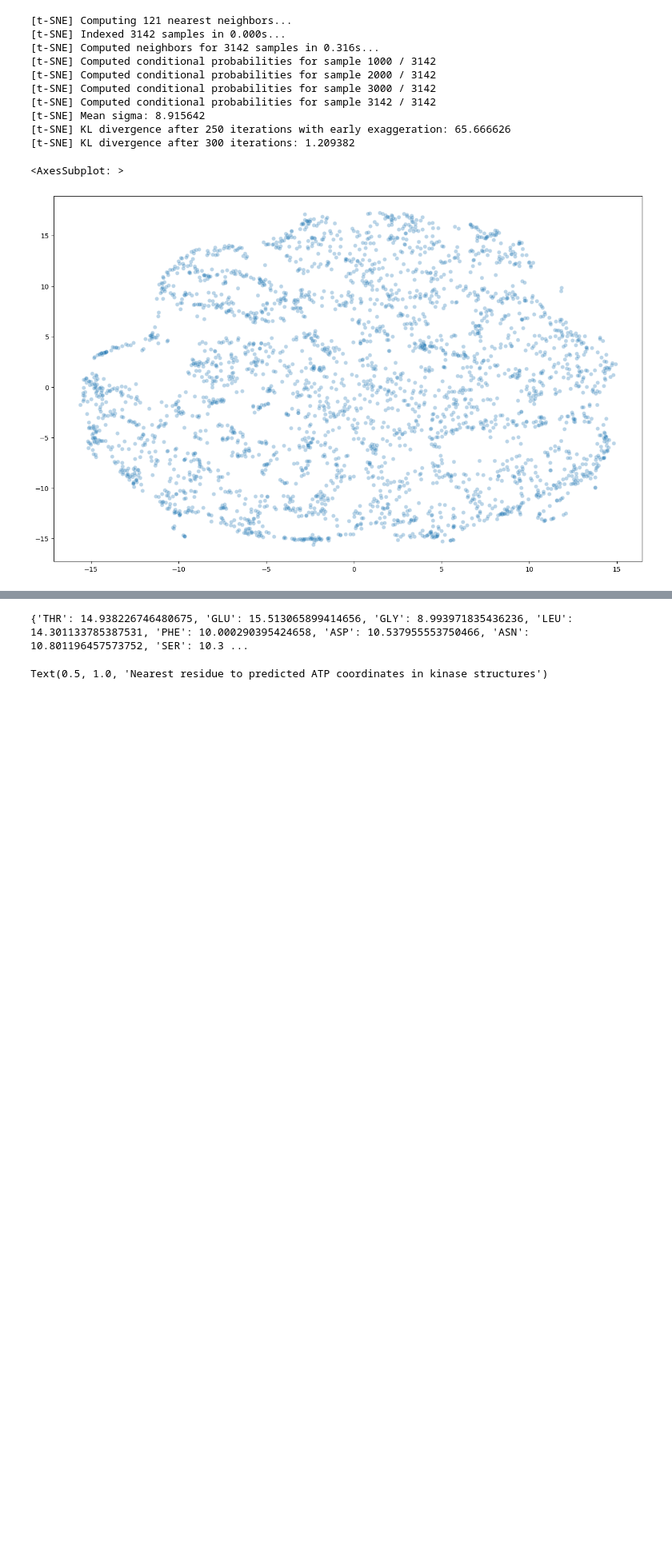
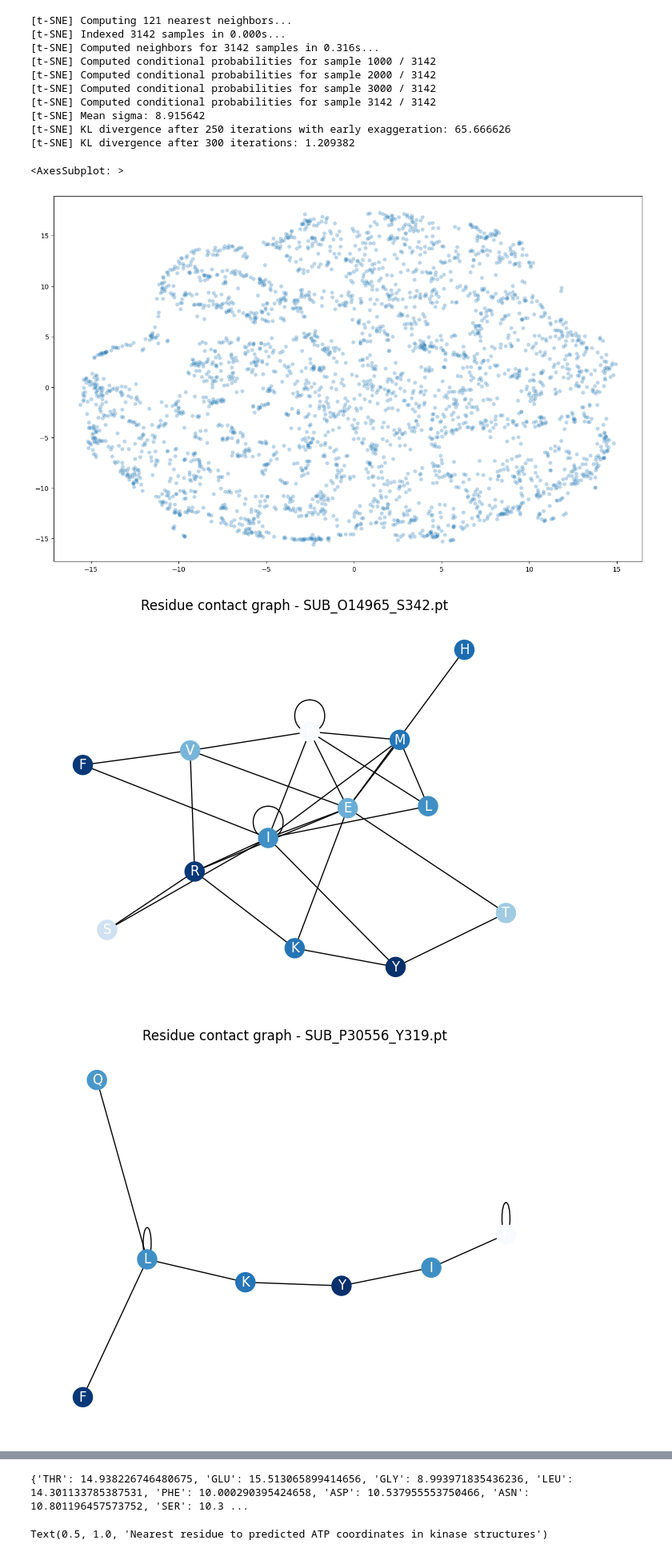
Before and after one commit to kamurani/CASM, a Jupyter notebook: CASM/ml_notebook.ipynb, the cells around one changed output, grey strips where cells are left out. Shown at 80% size. Drawn from its saved outputs; the diff is of its cells as text; code cells hidden in the pictures; blank space fills up the shorter version.

```diff
--- a/CASM/ml_notebook.ipynb
+++ b/CASM/ml_notebook.ipynb
@@ -488,6 +488,23 @@ Traceback (most recent call last):
   File "/home/cim/anaconda3/envs/CASM_TORCH2/lib/python3.10/site-packages/pygments/style.py", line 58, in colorformat
     assert False, "wrong color format %r" % text
 AssertionError: wrong color format 'ansiyellow'
+# %%
+
+
+# Try loading
+
+
+
+"""
+Node features
+"""
+from graphein.protein.features.nodes.amino_acid import meiler_embedding, amino_acid_one_hot
+
+from graphein.protein.graphs import construct_graph
+config = ProteinGraphConfig()
+g = construct_graph(config=config, pdb_code="3eiy")
+
+g = su
 # %%
 model_path = "../saved_models/GCN_TO_TEST_EMBEDDINGS.pth"
 # %%
@@ -1018,8 +1109,12 @@ root_dir = "../GRAPHS1/processed/"
 kinase_fns = glob.glob("KIN_*", root_dir=root_dir)
 sub_fns = glob.glob("SUB_*", root_dir=root_dir)
 
-to_plot = random.sample(kinase_fns, 9)
-#to_plot = random.sample(sub_fns, 9)
+plotting = "subs"
+if plotting == "subs":
+    to_plot = random.sample(sub_fns, 9)
+
+elif plotting == "kins":
+    to_plot = random.sample(kinase_fns, 9)
 
 # GRAPHS 3
 #root_dir = "../GRAPHS3_MEILER/processed/"
@@ -1028,32 +1123,35 @@ to_plot = random.sample(kinase_fns, 9)
 #to_plot = random.sample(fns, 9)
 
 from utils.residue import aa3to1, aa1to3
 # Colour by:
-m_dim = 2
+m_dim = 1
 
 for i, k in enumerate(to_plot):
 
     plt.figure(i+1)
     data = torch.load(os.path.join(root_dir, k))
 
     g = torch_geometric.utils.to_networkx(data, to_undirected=True)
 
     #print(data.node_index) # this hasn't been created yet by dataset loader
 
     mapping = {}
     for i in g.nodes():
         node = data.node_id[i]
         res = node.split(':')[1]
         mapping[i] = aa3to1(res)
 
     g = nx.relabel_nodes(g, mapping)
 
     def val_map(val):
         res = aa1to3(val)
         return df[res][m_dim]
 
 
     values = [val_map(node) for node in g.nodes()]
-    nx.draw(g, cmap=plt.get_cmap('viridis'), node_color=values, with_labels=True, font_color="white")
+    nx.draw(g, cmap=plt.get_cmap('Blues'), node_color=values, with_labels=True, font_color="white")
 
     plt.title(f"Residue contact graph - {k}")
+# %% [output]
+[figure, added]
+[figure, added]
```
Also changed, not shown: parts of 4 cells of this notebook.
